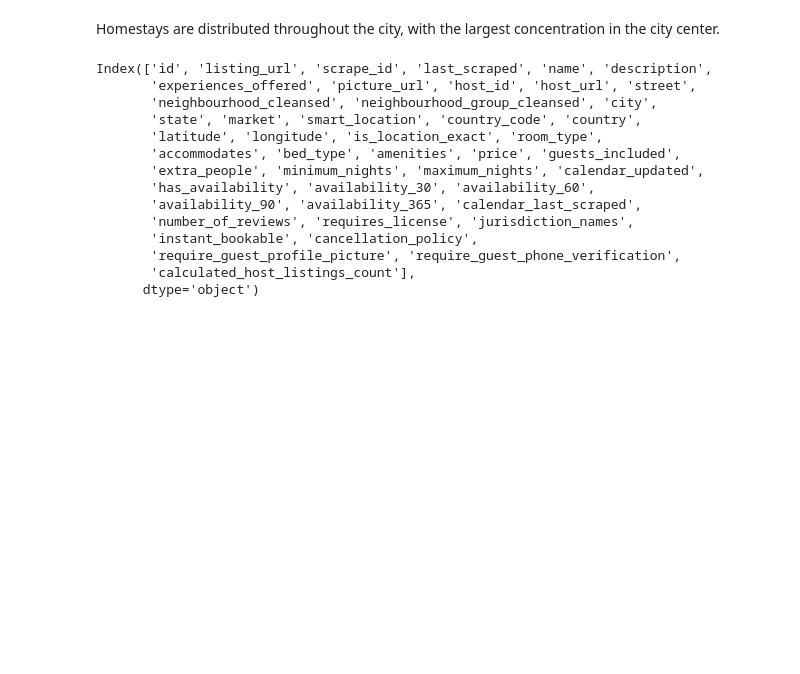
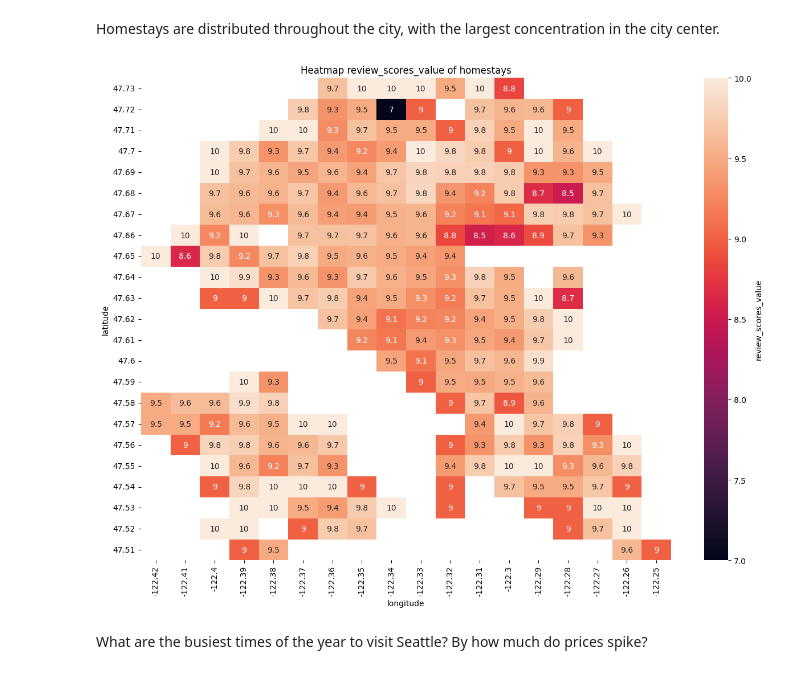
Before and after one commit to NTPac/Write-A-Data-Science-Blog-Post, a Jupyter notebook: data_process.ipynb, the cells around one changed output. Cells and saved outputs as stored; diff of their text form; code cells hidden in the pictures; blank space fills up the shorter version.

```diff
--- a/data_process.ipynb
+++ b/data_process.ipynb
@@ -243,19 +247,25 @@ plt.show()
 # %% [markdown]
 Homestays are distributed throughout the city, with the largest concentration in the city center.
 # %%
-listings_df.columns
+listings_clone = listings_df.copy()
+listings_clone = listings_clone[["longitude", "latitude", "review_scores_value"]]
+listings_clone.dropna(inplace=True)
+listings_clone = listings_clone.round(2)
+listings_clone = listings_clone.groupby(["longitude", "latitude"]).mean()
+
+temp = pd.DataFrame(listings_clone.index.to_list(),columns=["longitude", "latitude"])
+temp["review_scores_value"] = listings_clone.review_scores_value.values
+temp.sort_values(by="latitude", inplace=True)
+plt.figure(figsize=(15, 11))
+plt.title("Heatmap review_scores_value of homestays")
+listings_heatmap = temp.pivot(index="latitude", columns="longitude", values="review_scores_value")
+listings_heatmap.sort_index(ascending=False, inplace=True)
+heatmap = sns.heatmap(listings_heatmap,  annot=True)
+# Customize the color bar (legend)
+colorbar = heatmap.collections[0].colorbar
+colorbar.set_label('review_scores_value')  # Set the label for the color bar
+colorbar.ax.tick_params(labelsize=10)  # Set the size of the color bar ticks
 # %% [output]
-Index(['id', 'listing_url', 'scrape_id', 'last_scraped', 'name', 'description',
-       'experiences_offered', 'picture_url', 'host_id', 'host_url', 'street',
-       'neighbourhood_cleansed', 'neighbourhood_group_cleansed', 'city',
-       'state', 'market', 'smart_location', 'country_code', 'country',
-       'latitude', 'longitude', 'is_location_exact', 'room_type',
-       'accommodates', 'bed_type', 'amenities', 'price', 'guests_included',
-       'extra_people', 'minimum_nights', 'maximum_nights', 'calendar_updated',
-       'has_availability', 'availability_30', 'availability_60',
-       'availability_90', 'availability_365', 'calendar_last_scraped',
-       'number_of_reviews', 'requires_license', 'jurisdiction_names',
-       'instant_bookable', 'cancellation_policy',
-       'require_guest_profile_picture', 'require_guest_phone_verification',
-       'calculated_host_listings_count'],
-      dtype='object')
+[figure, added]
+# %% [markdown]
+What are the busiest times of the year to visit Seattle? By how much do prices spike?
```
Also changed, not shown: parts of 27 cells of this notebook.
